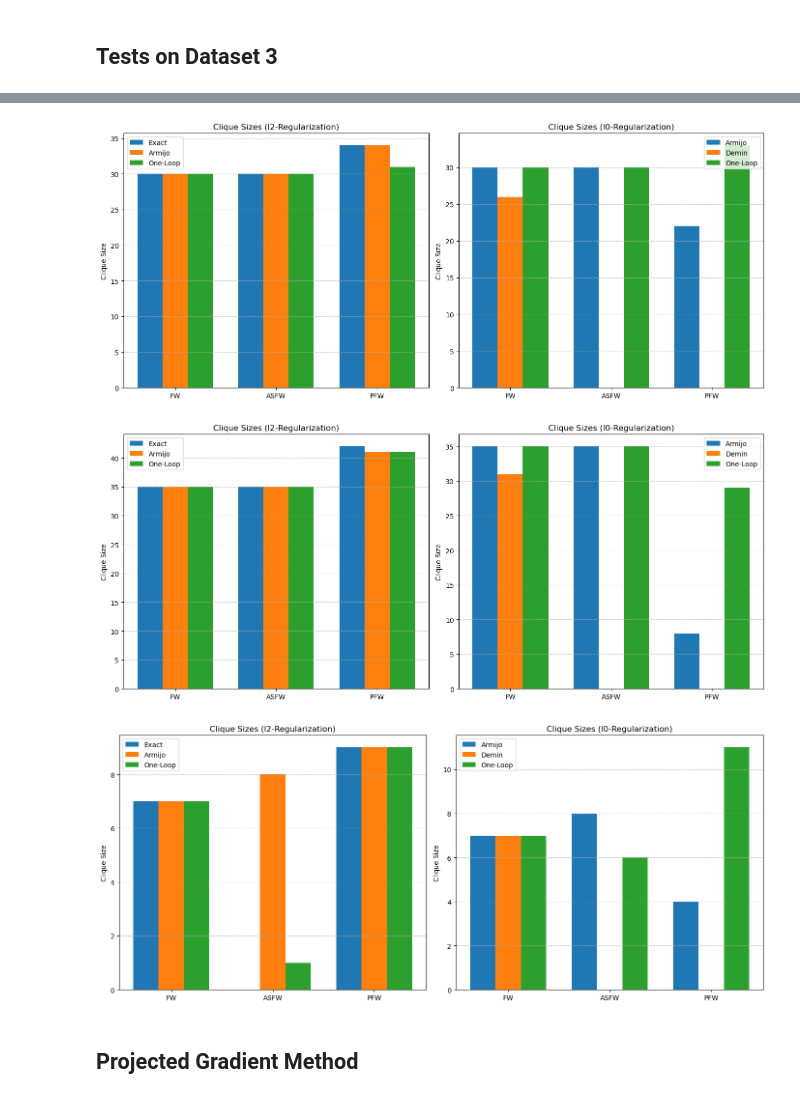
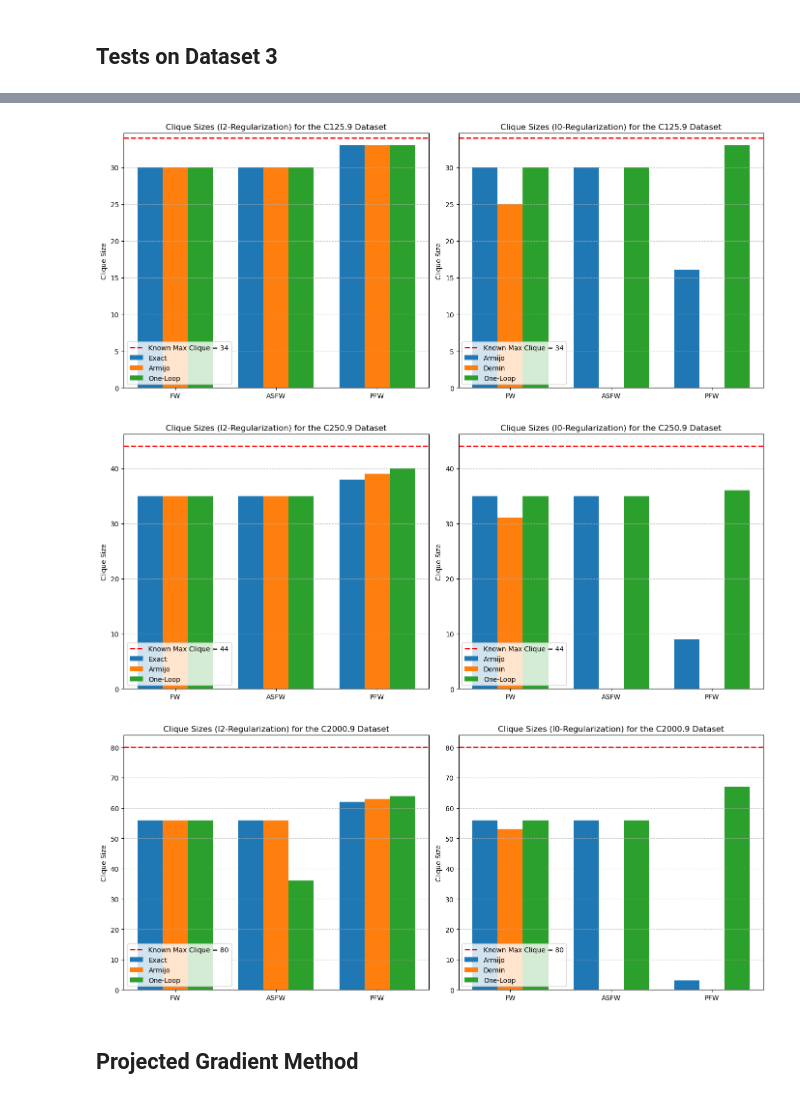
Before and after one commit to alisasnezskaia/Optimization-Clustering-FW, a Jupyter notebook: FW_and_projections.ipynb, the cells around one changed output, grey strips where cells are left out. Saved outputs shown, nothing was run; the diff lists cells and outputs as text; code cells hidden in the pictures.

```diff
--- a/FW_and_projections.ipynb
+++ b/FW_and_projections.ipynb
@@ -30,7 +30,7 @@ def load_dimacs_graph(filepath):
 # %%
 A1 = load_dimacs_graph("graphs/C125.9.clq")
 A2 = load_dimacs_graph("graphs/C250.9.clq")
-A3 = load_dimacs_graph("graphs/keller4.clq")
+A3 = load_dimacs_graph("graphs/C2000.9.clq")
 alpha = 0.5
 
 print(A1.shape)
@@ -168,9 +157,10 @@ def frank_wolfe(obj_func, grad_obj_func, A, num_iters, line_search=None, tol=1e-
             best_func = cur_func
             opt_x = x
 
-        # added better condition for optimization problems with objectives that can vary widely in magnitude
+        # ========= давайте тут что-нибудь умное напишем на это усллвие ==========
         if abs(cur_func - history[-2]) / max(1, abs(history[-2])) < tol:
-            print(f"Converged at iteration {iter+1}, relative update = {cur_func - history[-2]:.2e}")
+            if verbose:
+                print(f"Converged at iteration {iter+1}, relative update = {cur_func - history[-2]:.2e}")
             break
 
         if verbose and iter % 10 == 0:
@@ -566,7 +556,8 @@ plot_asfw_results(
 # %%
 def pairwise_frank_wolfe(obj_func, grad_obj_func, A, num_iters, line_search=None, tol=1e-9, verbose=True, x_init=None):
     n = A.shape[0]
-    x = np.ones(n) / n if x_init is None else x_init.copy()
+    #x = np.ones(n) / n if x_init is None else x_init.copy()
+    x = degree_based_initialization(A)  #  ========== свела инициализацию ==========
     history = [obj_func(x, A)]
     opt_x = x.copy()
     best_func = history[0]
@@ -985,7 +984,7 @@ def plot_clique_sizes(
     size_PFW_exact_l2_A, size_PFW_armijo_l2_A, size_PFW_log_l2_A,
     size_FW_armijo_l0_A, size_FW_demin_l0_A, size_FW_log_l0_A,
     size_ASFW_armijo_l0_A, size_ASFW_log_l0_A,
-    size_PFW_armijo_l0_A, size_PFW_log_l0_A
+    size_PFW_armijo_l0_A, size_PFW_log_l0_A, dataset_name=None, max_clique=None
 ):
     fig, axes = plt.subplots(1, 2, figsize=(14, 6))
 
@@ -1006,9 +1005,14 @@ def plot_clique_sizes(
     axes[0].set_xticks(x + width)
     axes[0].set_xticklabels(algos_l2)
     axes[0].set_ylabel("Clique Size")
-    axes[0].set_title("Clique Sizes (l2-Regularization)")
-    axes[0].legend()
+    axes[0].set_title(f"Clique Sizes (l2-Regularization) for the {dataset_name} Dataset")
+
     axes[0].grid(axis="y", linestyle="--", alpha=0.7)
+
+    if max_clique is not None:
+        axes[0].axhline(y=max_clique, color="red", linestyle="--", linewidth=2, label=f"Known Max Clique = {max_clique}")
+
+    axes[0].legend(loc='lower left')
 
     # ================= l0-Regularization =================
     algos_l0 = ["FW", "ASFW", "PFW"]
@@ -1028,9 +1032,13 @@ def plot_clique_sizes(
     axes[1].set_xticks(x + width)
     axes[1].set_xticklabels(algos_l0)
     axes[1].set_ylabel("Clique Size")
-    axes[1].set_title("Clique Sizes (l0-Regularization)")
-    axes[1].legend()
+    axes[1].set_title(f"Clique Sizes (l0-Regularization) for the {dataset_name} Dataset")
     axes[1].grid(axis="y", linestyle="--", alpha=0.7)
+
+    if max_clique is not None:
+        axes[1].axhline(y=max_clique, color="red", linestyle="--", linewidth=2, label=f"Known Max Clique = {max_clique}")
+
+    axes[1].legend(loc='lower left')
 
     plt.tight_layout()
     plt.show()
@@ -1041,10 +1049,10 @@ plot_clique_sizes(
     size_clique_PFW_exact_l2_A1, size_clique_PFW_armijo_l2_A1, size_clique_PFW_log_l2_A1,
     size_clique_FW_armijo_l0_A1, size_clique_FW_demin_l0_A1, size_clique_FW_log_l0_A1,
     size_clique_ASFW_armijo_l0_A1, size_clique_ASFW_log_l0_A1,
-    size_clique_PFW_armijo_l0_A1, size_clique_PFW_log_l0_A1
+    size_clique_PFW_armijo_l0_A1, size_clique_PFW_log_l0_A1, dataset_name='C125.9', max_clique=34
 )
 # %% [output]
-[figure, old version]
+[figure, new version]
 # %%
 plot_clique_sizes(
     size_clique_FW_exact_l2_A2, size_clique_FW_armijo_l2_A2, size_clique_FW_log_l2_A2,
@@ -1052,21 +1060,21 @@ plot_clique_sizes(
     size_clique_PFW_exact_l2_A2, size_clique_PFW_armijo_l2_A2, size_clique_PFW_log_l2_A2,
     size_clique_FW_armijo_l0_A2, size_clique_FW_demin_l0_A2, size_clique_FW_log_l0_A2,
     size_clique_ASFW_armijo_l0_A2, size_clique_ASFW_log_l0_A2,
-    size_clique_PFW_armijo_l0_A2, size_clique_PFW_log_l0_A2
+    size_clique_PFW_armijo_l0_A2, size_clique_PFW_log_l0_A2, dataset_name='C250.9', max_clique=44
 )
 # %% [output]
-[figure, old version]
+[figure, new version]
 # %%
 plot_clique_sizes(
     size_clique_FW_exact_l2_A3, size_clique_FW_armijo_l2_A3, size_clique_FW_log_l2_A3,
     size_clique_ASFW_exact_l2_A3, size_clique_ASFW_armijo_l2_A3, size_clique_ASFW_log_l2_A3,
     size_clique_PFW_exact_l2_A3, size_clique_PFW_armijo_l2_A3, size_clique_PFW_log_l2_A3,
     size_clique_FW_armijo_l0_A3, size_clique_FW_demin_l0_A3, size_clique_FW_log_l0_A3,
     size_clique_ASFW_armijo_l0_A3, size_clique_ASFW_log_l0_A3,
-    size_clique_PFW_armijo_l0_A3, size_clique_PFW_log_l0_A3
+    size_clique_PFW_armijo_l0_A3, size_clique_PFW_log_l0_A3, dataset_name='C2000.9', max_clique=80
 )
 # %% [output]
-[figure, old version]
+[figure, new version]
 # %% [markdown]
 ## Projected Gradient Method
 # %%
```
Also changed, not shown: parts of 16 cells of this notebook.
